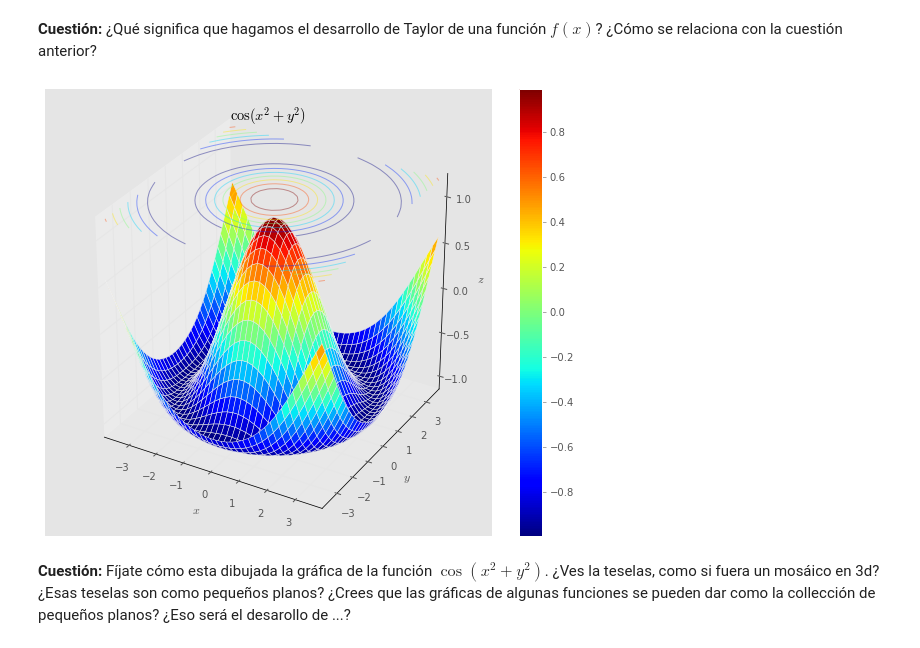
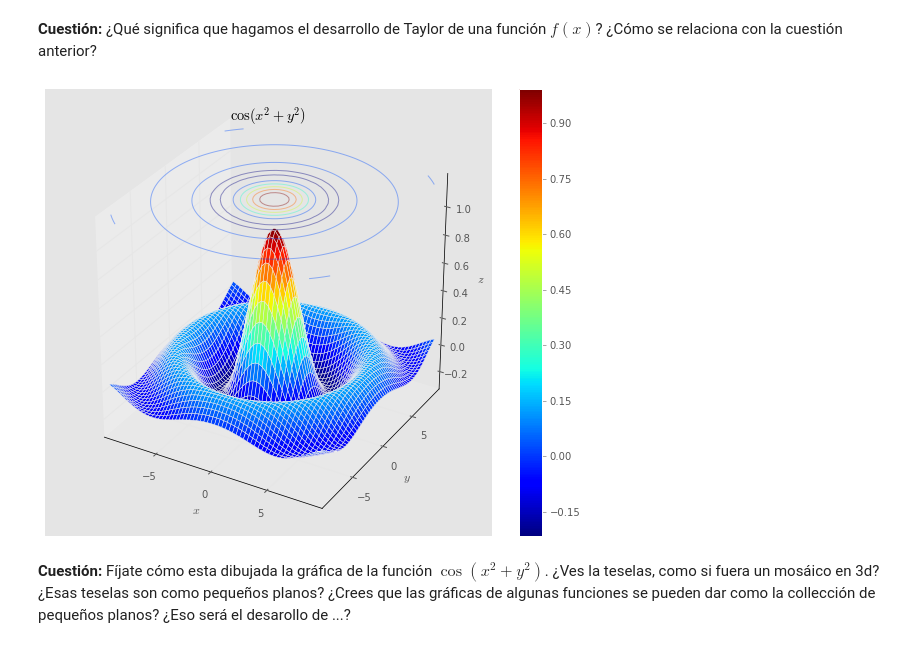
Before and after one commit to XoelSixto/uscmathcourse, a Jupyter notebook: derivadas_cuestiones.ipynb, the cells around one changed output. Cells and saved outputs as stored; diff of their text form; code cells hidden in the pictures.

```diff
--- a/derivadas_cuestiones.ipynb
+++ b/derivadas_cuestiones.ipynb
@@ -178,30 +180,30 @@ ax.set_title('$\cos(x)$');
 # %%
 fig = plt.figure(figsize=(10, 8))
 ax = fig.add_subplot(1, 1, 1, projection='3d')
 
 # ax is a Axes3D object
-xs = np.linspace(-1.2*np.pi, 1.2*np.pi, 40)
-ys = np.linspace(-1.2*np.pi, 1.2*np.pi, 40)
+xs = np.linspace(-3.*np.pi, 3.*np.pi, 60)
+ys = np.linspace(-3.*np.pi, 3.*np.pi, 60)
 xms, yms = np.meshgrid(xs, ys)
-zms = np.sqrt(xms ** 2 + yms ** 2)
-zms = np.cos(zms)
+rms = np.sqrt(xms ** 2 + yms ** 2)
+zms = np.sin(rms)/rms
 
 # cmap = plt.cm.hot
 # other colormaps: plt.cm.jet, plt.cm.warmhot, plt.cm.Blues, plt.cm.plasma
 cmap = plt.cm.jet
 ct = ax.contour(xms, yms, zms, zdir='z', offset=1.2, alpha=0.4, cmap=cmap)
 # ct = ax.contour(mxs, mys, mzs, zdir='x', offset=-5, alpha=0.4, cmap=cmap)
 # ct = ax.contour(mxs, mys, mzs, zdir='y', offset=4, alpha=0.4, cmap=cmap)
 # rstride are the width or the row, cstride the width of the columns (in units!)
 sf = ax.plot_surface(xms, yms, zms, rstride=1, cstride=1, alpha=1., cmap=cmap)
 ax.set_xlabel('$x$')
 ax.set_ylabel('$y$')
 ax.set_zlabel('$z$')
-ax.set_zlim(-1.1, 1.2);
+ax.set_zlim(-0.3, 1.2);
 ax.set_title('$\cos(x^2 + y^2)$')
 fig.colorbar(sf, ax=ax);
 # %% [output]
-[figure, old version]
+[figure, new version]
 # %% [markdown]
 **Cuestión:** Fíjate cómo esta dibujada la gráfica de la función $\cos(x^2+y^2)$. ¿Ves la teselas, como si fuera un mosáico en 3d? ¿Esas teselas son como pequeños planos? ¿Crees que las gráficas de algunas funciones se pueden dar como la collección de pequeños planos? ¿Eso será el desarollo de ...?
 # %% [markdown]
```
Also changed, not shown: parts of 10 cells of this notebook, 1 other file.
